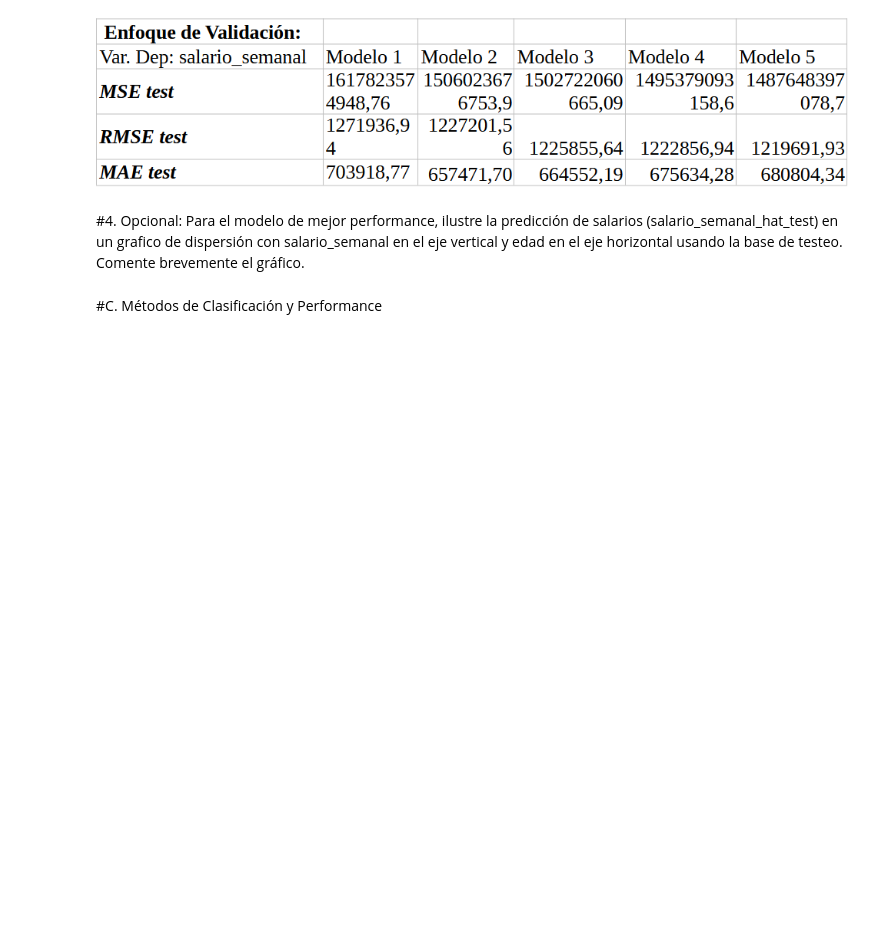
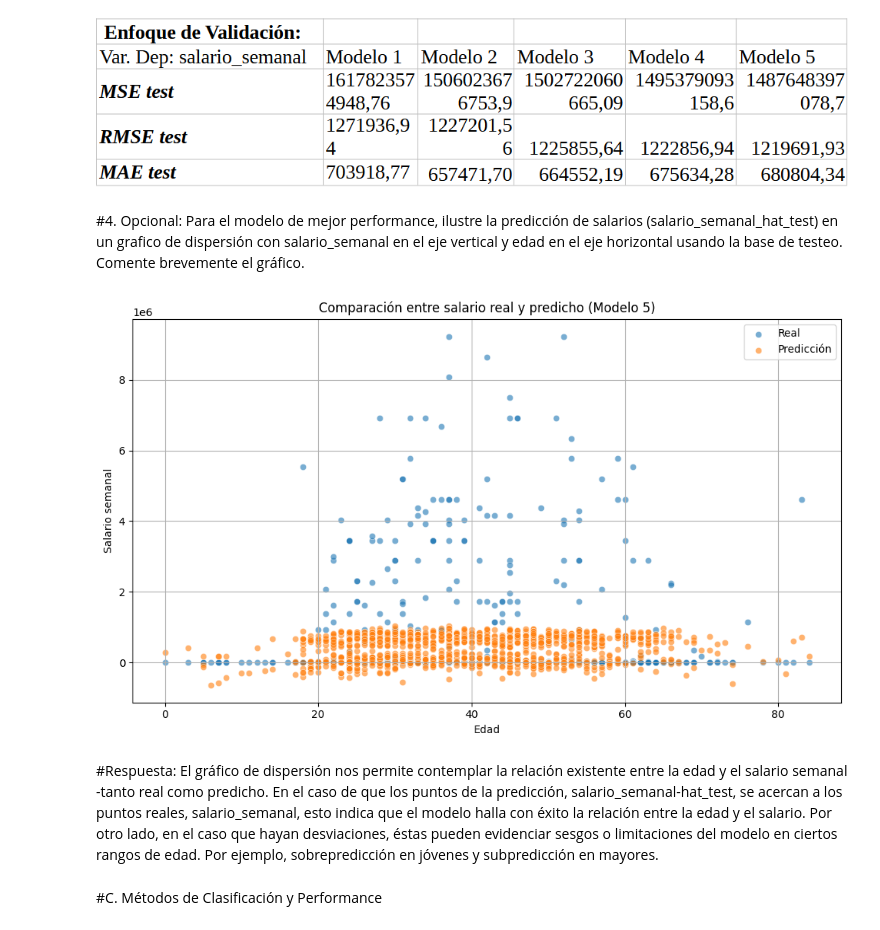
Before and after one commit to RoccoGabrielPimenta/BigDataUBA-Grupo22, a Jupyter notebook: TP 4/Big_Data_TP4_Grupo22.ipynb, the cells around one changed output. Saved outputs shown, nothing was run; the diff lists cells and outputs as text; code cells hidden in the pictures; blank space fills up the shorter version.

Commit message:
Subo el punto 4 de Diego al TP

```diff
--- a/TP 4/Big_Data_TP4_Grupo22.ipynb
+++ b/TP 4/Big_Data_TP4_Grupo22.ipynb
@@ -636,6 +636,31 @@ Opcional: Para el modelo de mejor performance, ilustre la predicción
 de salarios (salario_semanal_hat_test) en un grafico de dispersión con
 salario_semanal en el eje vertical y edad en el eje horizontal usando la
 base de testeo. Comente brevemente el gráfico.
+# %%
+# Creamos un DataFrame para graficar
+df_plot = X5t.copy()
+df_plot['salario_real'] = y1t
+df_plot['salario_predicho'] = y1t_pred_lreg
+#Extraemos solo una de las columnas para poder graficar
+df_plot['CH06_1'] = df_plot['CH06'].iloc[:, 0]
+
+# Graficamos
+plt.figure(figsize=(10, 6))
+sns.scatterplot(data=df_plot, x="CH06_1", y='salario_real', label='Real', alpha=0.6)
+sns.scatterplot(data=df_plot, x="CH06_1", y='salario_predicho', label='Predicción', alpha=0.6)
+
+plt.xlabel('Edad')
+plt.ylabel('Salario semanal')
+plt.title('Comparación entre salario real y predicho (Modelo 5)')
+plt.legend()
+plt.grid(True)
+plt.tight_layout()
+plt.show()
+# %% [output]
+[figure, added]
+# %% [markdown]
+#Respuesta:
+El gráfico de dispersión nos permite contemplar la relación existente entre la edad y el salario semanal -tanto real como predicho. En el caso de que los puntos de la predicción, salario_semanal-hat_test, se acercan a los puntos reales, salario_semanal, esto indica que el modelo halla con éxito la relación entre la edad y el salario. Por otro lado, en el caso que hayan desviaciones, éstas pueden evidenciar sesgos o limitaciones del modelo en ciertos rangos de edad. Por ejemplo, sobrepredicción en jóvenes y subpredicción en mayores.
 # %% [markdown]
 #C.
 Métodos de Clasificación y Performance
```
Also changed, not shown: parts of 7 cells of this notebook, 2 other files.
